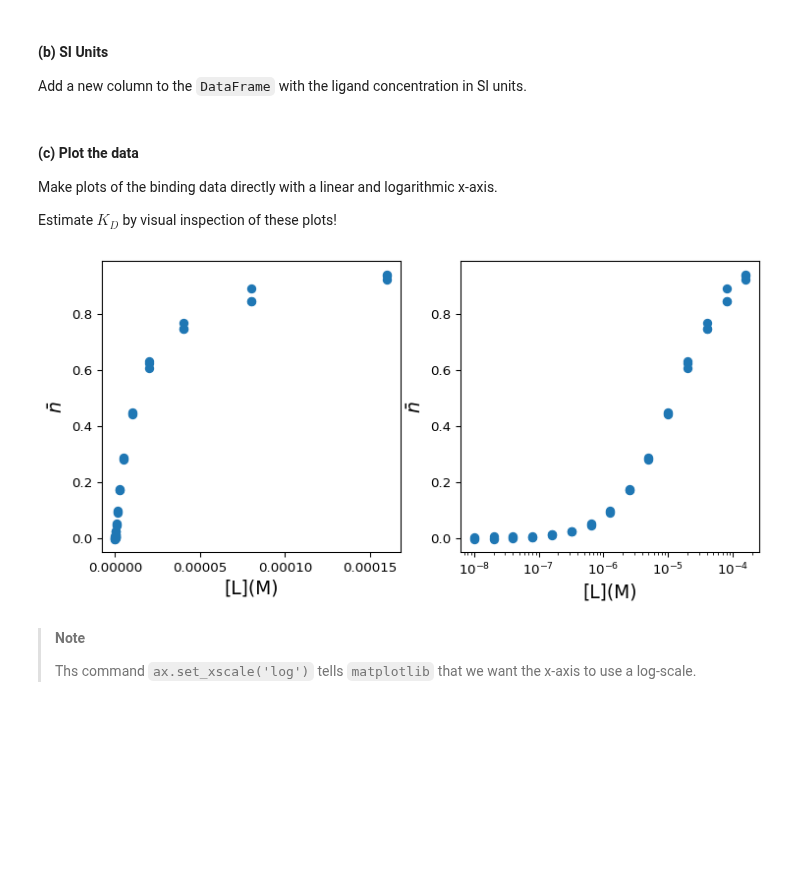
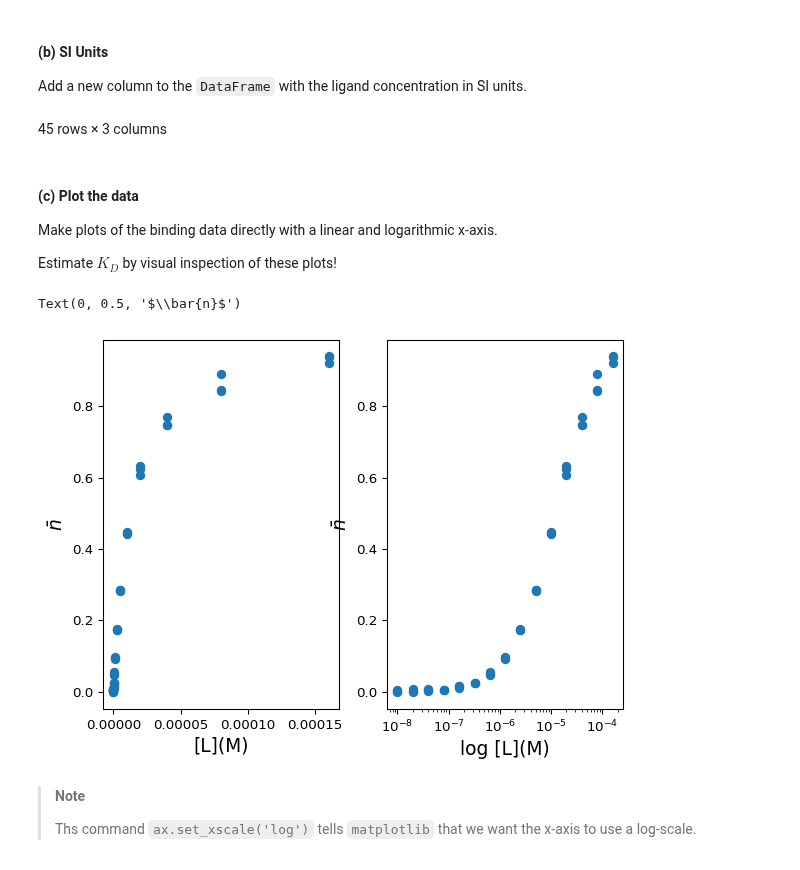
Before and after one commit to au-mbg/fysisk-biokemi, a Jupyter notebook: built_notebooks/master/week_46.ipynb, the cells around one changed output. Drawn from its saved outputs; the diff is of its cells as text; code cells hidden in the pictures; blank space fills up the shorter version.

```diff
--- a/built_notebooks/master/week_46.ipynb
+++ b/built_notebooks/master/week_46.ipynb
@@ -476,3 +533,12 @@ display(df)
+# %%
+## Your task: Add a column with the concentration in M ##
+## Call this column df['[L]_(M)'] ##
+## Recall that you can say df['[L]_(M)'] = df["[L]_(uM)"] * XXX ##
+## Where XXX is the factor to multiply by. ##
+df['[L]_(M)'] = df["[L]_(uM)"] * 10**(-6)
+display(df)
+# %% [output]
+45 rows × 3 columns
 # %% [markdown]
 #### (c) Plot the data
 
@@ -481,24 +547,38 @@ x-axis.
 
 Estimate $K_D$ by visual inspection of these plots!
 # %%
-import matplotlib.pyplot as plt
+# This makes a figure with two axes.
+fig, axes = plt.subplots(1, 2)
 
-# This makes a figure with two axes.
-fig, axes = plt.subplots(1, 2, figsize=(9, 4))
+## We index with [0] to plot in the first axis. ##
+## Don't worry about remembering this ##
+ax = axes[0]
+ax.plot(df['[L]_(M)'], df['nbar'], 'o')
 
-# Can with [0] to plot in the first axis.
+## We index with [0] to plot in the first axis. ##
+## Don't worry about remembering this ##
+## We will make this a log plot ##
+ax = axes[1]
+
+## Your task: Plot the data [L]_(M) vs nbar.
+## Same exact code as above
+ax = axes[1]
+ax.plot(df['[L]_(M)'], df['nbar'], 'o')
+ax.set_xscale('log')
+
+
+## EXTRA: You do not need to understand this ##
+## Customization: Adds labels for the axis in both plots.
 ax = axes[0]
-ax.plot(df['[L]_(M)'], df['nbar'], 'o') # Replace ... with your code.
 ax.set_xlabel('[L](M)', fontsize=14)
 ax.set_ylabel(r'$\bar{n}$', fontsize=14)
 
 ax = axes[1]
-ax.plot(df['[L]_(M)'], df['nbar'], 'o')
-ax.set_xlabel('[L](M)', fontsize=14)
+ax.set_xlabel('log [L](M)', fontsize=14)
 ax.set_ylabel(r'$\bar{n}$', fontsize=14)
-ax.set_xscale('log')
 # %% [output]
+Text(0, 0.5, '$\\bar{n}$')
-[figure, old version]
+[figure, new version]
 # %% [markdown]
 > **Note**
 >
```
Also changed, not shown: parts of 123 cells of this notebook, 13 other files.
